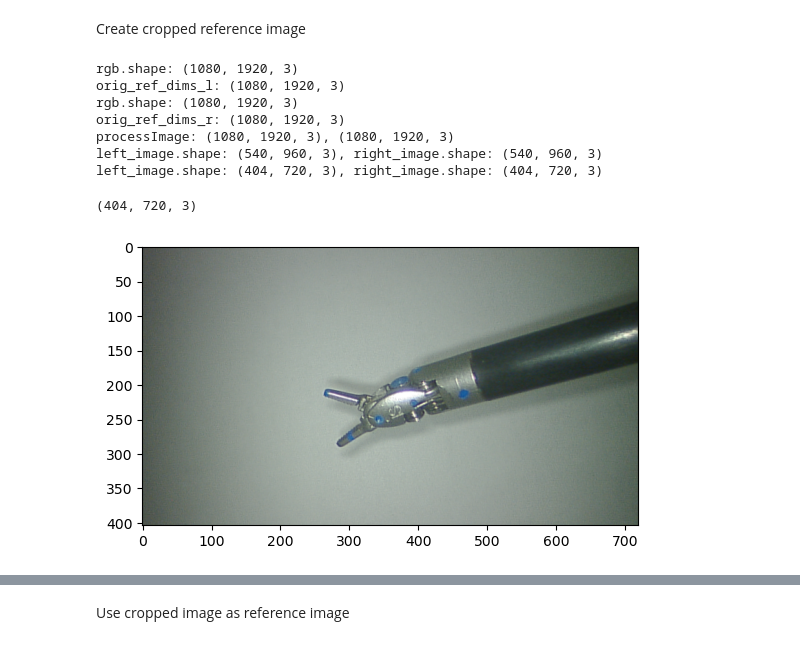
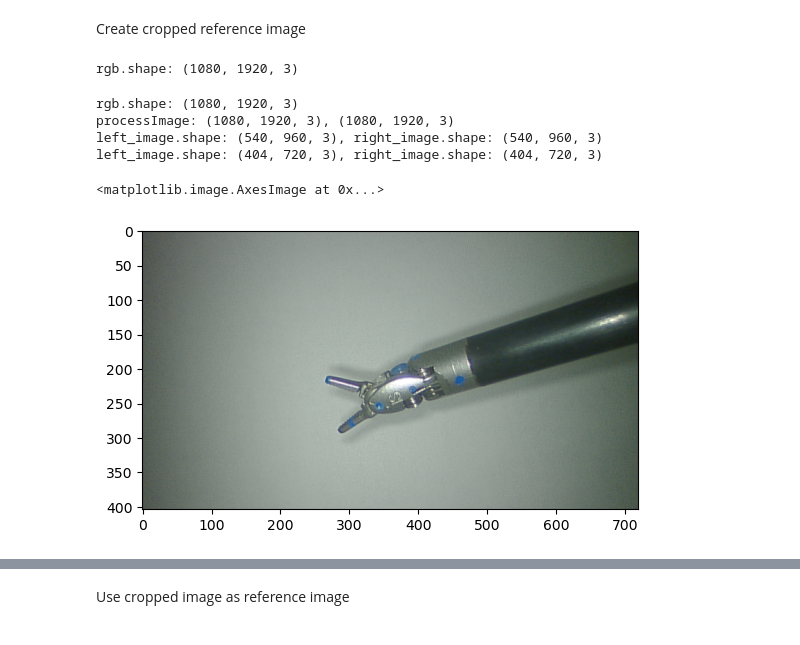
Before and after one commit to ucsdarclab/surgical_tool_tracking, a Jupyter notebook: kornia_dev/scratch.ipynb, the cells around one changed output, grey strips where cells are left out. Drawn from its saved outputs; the diff is of its cells as text; code cells hidden in the pictures.

```diff
--- a/kornia_dev/scratch.ipynb
+++ b/kornia_dev/scratch.ipynb
@@ -311,8 +311,13 @@ kornia_params = {
 }
 '''
 
+orig_ref_dims = [540, 960]
+np.save('orig_ref_dims.npy', orig_ref_dims)
+crop_ref_dims = [405, 720]
+np.save('crop_ref_dims.npy', orig_ref_dims)
+
 robot_arm = RobotLink(robot_file, use_dh_offset=False) # position / orientation in Meters
-cam = StereoCamera(camera_file, rectify = True, orig_ref_dims = (540, 960), crop_ref_dims = (405, 720))
+cam = StereoCamera(camera_file, rectify = True, crop_ref_dims = crop_ref_dims)
 
 # Load hand-eye transform
 # originally in M
@@ -320,43 +325,44 @@ f = open(hand_eye_file)
 hand_eye_data = yaml.load(f, Loader=yaml.FullLoader)
 
 cam_T_b = np.eye(4)
 cam_T_b[:-1, -1] = np.array(hand_eye_data['PSM1_tvec'])/1000.0 # convert to mm
 cam_T_b[:-1, :-1] = axisAngleToRotationMatrix(hand_eye_data['PSM1_rvec'])
 
 # image processing functions
 def raw_string_to_rgb(raw_string):
     byte_string = raw_string[2:-1].encode('latin1')
     escaped_string = byte_string.decode('unicode_escape')
     byte_string = escaped_string.encode('latin1')
     nparr = np.fromstring(byte_string, np.uint8)
     rgb = nparr.reshape((1080, 1920, -1))
     print('rgb.shape: {}'.format(rgb.shape))
     return rgb
 
 # read first image from left_cam
 data = pd.read_csv('../../journal_dataset/stereo-left-image.csv', nrows = 1)
 raw_string = data['data'][0]
 rgb_l = raw_string_to_rgb(raw_string = raw_string) # 1080 x 1920 x 3 (RGB) uint8 ndarray [0, 255]
-orig_ref_dims_l = rgb_l.shape
-print('orig_ref_dims_l: {}'.format(orig_ref_dims_l))
 
 # read first image from right_cam
 data = pd.read_csv('../../journal_dataset/stereo-right-image.csv', nrows = 15)
 raw_string = data['data'][10]
 rgb_r = raw_string_to_rgb(raw_string = raw_string) # 1080 x 1920 x 3 (RGB) uint8 ndarray [0, 255]
-orig_ref_dims_r = rgb_r.shape
-print('orig_ref_dims_r: {}'.format(orig_ref_dims_l))
 
-new_left_img, new_right_img = cam.processImage(rgb_l, rgb_r)
+new_left_img, new_right_img = cam.processImage(rgb_l, rgb_r, dim = crop_ref_dims)
 plt.imshow(new_right_img)
 new_right_img.shape
+
+# save ref images
+np.save('crop_ref_l.npy', new_left_img) # (crop_height, crop_width, 3) RGB uint8
+plt.imshow(new_left_img)
+
+np.save('crop_ref_r.npy', new_right_img) # (crop_height, crop_width, 3) RGB uint8
+plt.imshow(new_right_img)
 # %% [output]
 rgb.shape: (1080, 1920, 3)
-orig_ref_dims_l: (1080, 1920, 3)
-rgb.shape: (1080, 1920, 3)
-orig_ref_dims_r: (1080, 1920, 3)
-processImage: (1080, 1920, 3), (1080, 1920, 3)
-left_image.shape: (540, 960, 3), right_image.shape: (540, 960, 3)
-left_image.shape: (404, 720, 3), right_image.shape: (404, 720, 3)
-(404, 720, 3)
+rgb.shape: (1080, 1920, 3)
+processImage: (1080, 1920, 3), (1080, 1920, 3)
+left_image.shape: (540, 960, 3), right_image.shape: (540, 960, 3)
+left_image.shape: (404, 720, 3), right_image.shape: (404, 720, 3)
+<matplotlib.image.AxesImage at 0x...>
-[figure, old version]
+[figure, new version]
```
Also changed, not shown: parts of 1 cell of this notebook, 7 other files.
